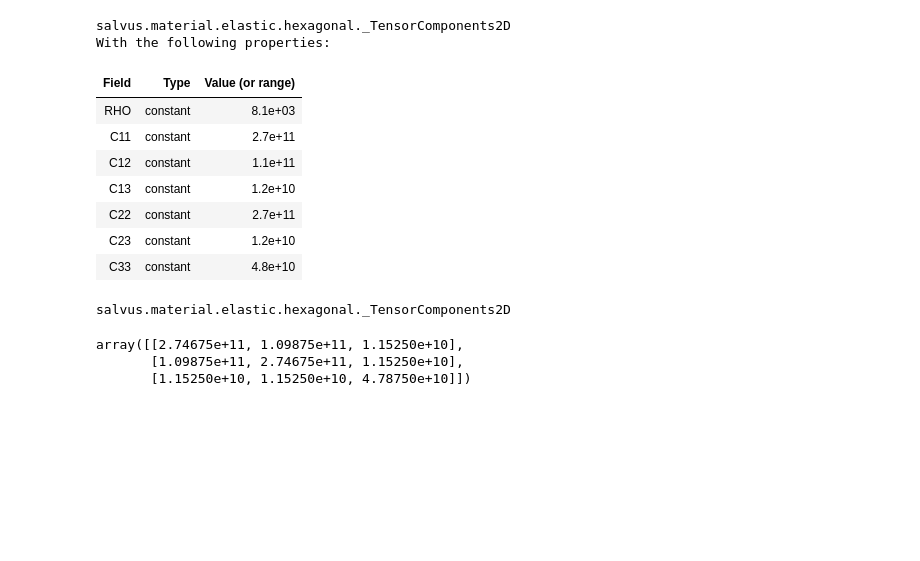
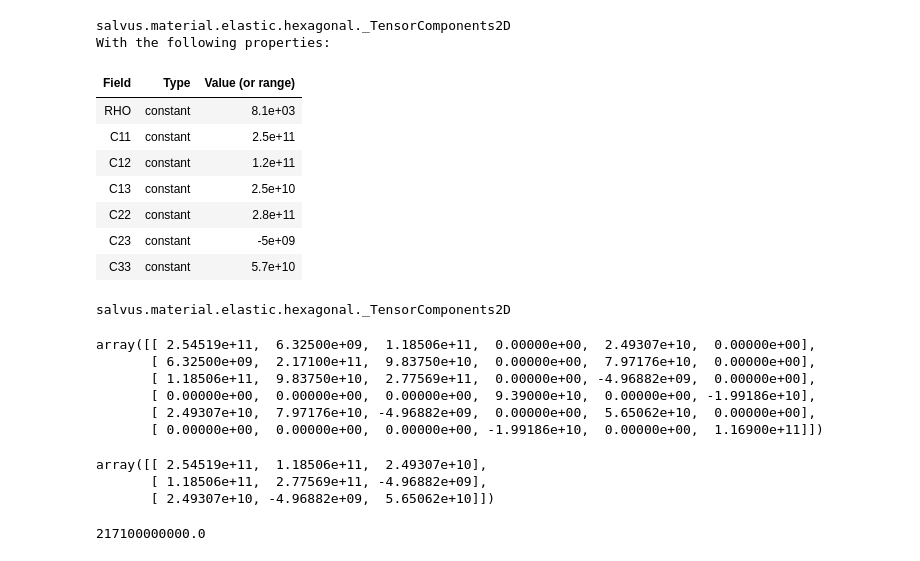
Before and after one commit to oliverwfy/Salvus, a Jupyter notebook: elastic_model/tomography/orientation.ipynb, the cells around one changed output. Saved outputs shown, nothing was run; the diff lists cells and outputs as text; code cells hidden in the pictures; blank space fills up the shorter version.

```diff
--- a/elastic_model/tomography/orientation.ipynb
+++ b/elastic_model/tomography/orientation.ipynb
@@ -18,28 +45,45 @@ matl_background = md.to_solver_form(material_unoriented.with_orientation(orienta
 # %%
-orientation_angle = sn.material.orientation.ClockwiseAngle.from_params(angle_in_degrees=np.rad2deg(np.pi/4))
+orientation_angle = sn.material.orientation.ClockwiseAngle.from_params(angle_in_degrees=np.rad2deg(np.pi/6))
 
 matl_orientated = md.to_solver_form(material_unoriented.with_orientation(orientation_angle), ndim=2)
 matl_orientated
 # %% [output]
 salvus.material.elastic.hexagonal._TensorComponents2D
 With the following properties:
 | Field | Type | Value (or range) |
 | RHO | constant | 8.1e+03 |
-| C11 | constant | 2.7e+11 |
-| C12 | constant | 1.1e+11 |
-| C13 | constant | 1.2e+10 |
-| C22 | constant | 2.7e+11 |
-| C23 | constant | 1.2e+10 |
-| C33 | constant | 4.8e+10 |
+| C11 | constant | 2.5e+11 |
+| C12 | constant | 1.2e+11 |
+| C13 | constant | 2.5e+10 |
+| C22 | constant | 2.8e+11 |
+| C23 | constant | -5e+09 |
+| C33 | constant | 5.7e+10 |
 salvus.material.elastic.hexagonal._TensorComponents2D
 # %%
-matl.rotated_tensor(np.pi/4, dim=2)
+np.set_printoptions(
+    threshold=np.inf,   # show entire array, no summarization
+    linewidth=200,      # prevent line wrapping
+    suppress=False,     # set to True if you don't want scientific notation
+    precision=5          # number of digits after the decimal
+)
+matl.rotated_tensor(np.pi/6, dim=3)
 # %% [output]
-array([[2.74675e+11, 1.09875e+11, 1.15250e+10],
-       [1.09875e+11, 2.74675e+11, 1.15250e+10],
-       [1.15250e+10, 1.15250e+10, 4.78750e+10]])
+array([[ 2.54519e+11,  6.32500e+09,  1.18506e+11,  0.00000e+00,  2.49307e+10,  0.00000e+00],
+       [ 6.32500e+09,  2.17100e+11,  9.83750e+10,  0.00000e+00,  7.97176e+10,  0.00000e+00],
+       [ 1.18506e+11,  9.83750e+10,  2.77569e+11,  0.00000e+00, -4.96882e+09,  0.00000e+00],
+       [ 0.00000e+00,  0.00000e+00,  0.00000e+00,  9.39000e+10,  0.00000e+00, -1.99186e+10],
+       [ 2.49307e+10,  7.97176e+10, -4.96882e+09,  0.00000e+00,  5.65062e+10,  0.00000e+00],
+       [ 0.00000e+00,  0.00000e+00,  0.00000e+00, -1.99186e+10,  0.00000e+00,  1.16900e+11]])
 # %%
-matl.tensor()
+matl.rotated_tensor(np.pi/6, dim=2)
+# %% [output]
+array([[ 2.54519e+11,  1.18506e+11,  2.49307e+10],
+       [ 1.18506e+11,  2.77569e+11, -4.96882e+09],
+       [ 2.49307e+10, -4.96882e+09,  5.65062e+10]])
+# %%
+matl.C11
+# %% [output]
+217100000000.0
 # %%
 import numpy as np
 
```
Also changed, not shown: parts of 10 cells of this notebook, 12 other files.
